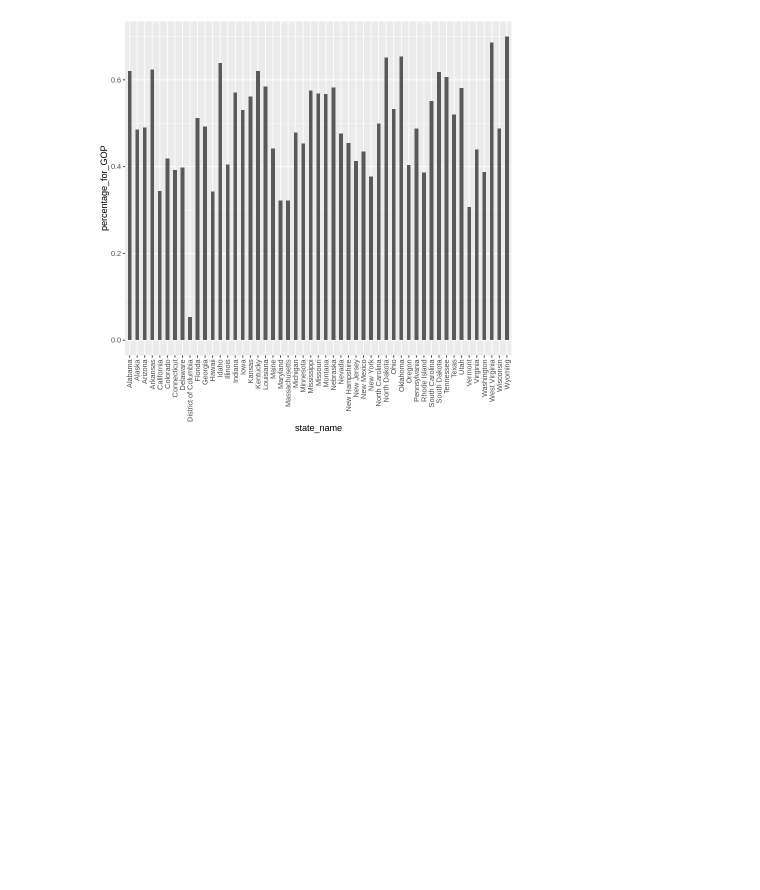
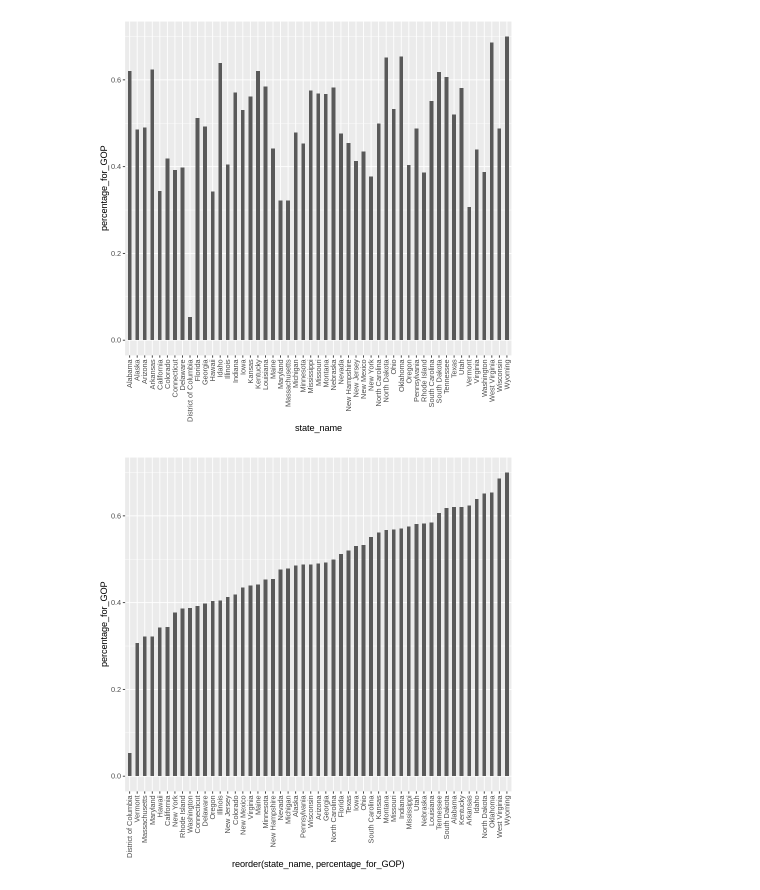
Before and after one commit to hongqin/Use-R-in-CoLab, a Jupyter notebook: simple_stat_election20.ipynb, the cells around one changed output. Drawn from its saved outputs; the diff is of its cells as text; code cells hidden in the pictures; blank space fills up the shorter version.

```diff
--- a/simple_stat_election20.ipynb
+++ b/simple_stat_election20.ipynb
@@ -322,3 +322,7 @@ mean of x mean of y
 ggplot(Statedf, aes(x=state_name, y=percentage_for_GOP)) + geom_bar(stat='identity', width=.5)+ theme(axis.text.x = element_text(angle = 90, vjust = 0.5, hjust=1))
 # %% [output]
 [figure]
+# %%
+ggplot(Statedf, aes(x=reorder(state_name, percentage_for_GOP), y=percentage_for_GOP)) + geom_bar(stat='identity', width=.5)+ theme(axis.text.x = element_text(angle = 90, vjust = 0.5, hjust=1))
+# %% [output]
+[figure, added]
```
